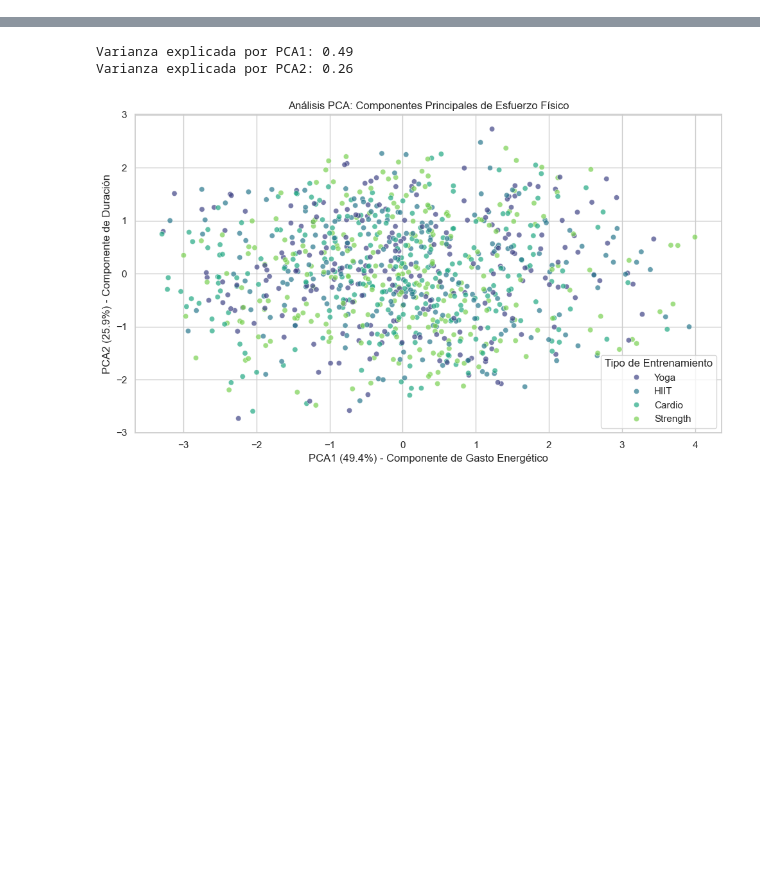
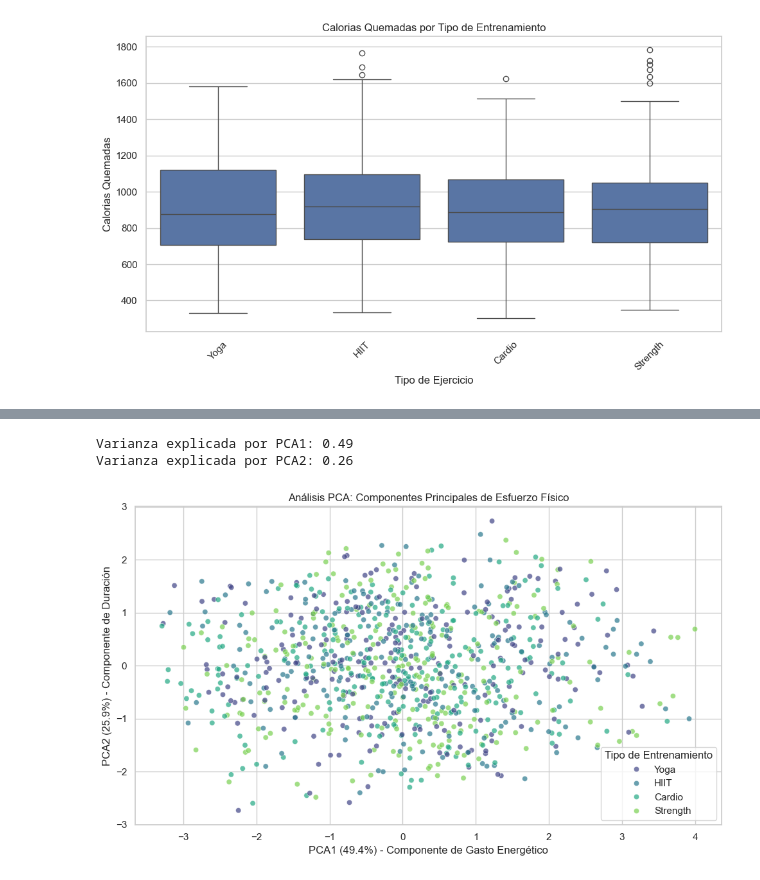
Before and after one commit to DiVillarVega/ml-gym-performance-analysis, a Jupyter notebook: notebooks/01_exploratory_analysis.ipynb, the cells around one changed output, grey strips where cells are left out. Cells and saved outputs as stored; diff of their text form; code cells hidden in the pictures; blank space fills up the shorter version.

```diff
--- a/notebooks/01_exploratory_analysis.ipynb
+++ b/notebooks/01_exploratory_analysis.ipynb
@@ -34,0 +66,12 @@ plt.show()
+# %%
+# Analisis por tipo de entrenamiento
+plt.figure(figsize=(10, 6))
+sns.boxplot(x='Workout_Type', y='Calories_Burned', data=df)
+plt.xticks(rotation=45)
+plt.title('Calorias Quemadas por Tipo de Entrenamiento')
+plt.xlabel('Tipo de Ejercicio')
+plt.ylabel('Calorias Quemadas')
+plt.tight_layout()
+plt.show()
+# %% [output]
+[figure, added]
```
Also changed, not shown: parts of 18 cells of this notebook, 49 other files.
